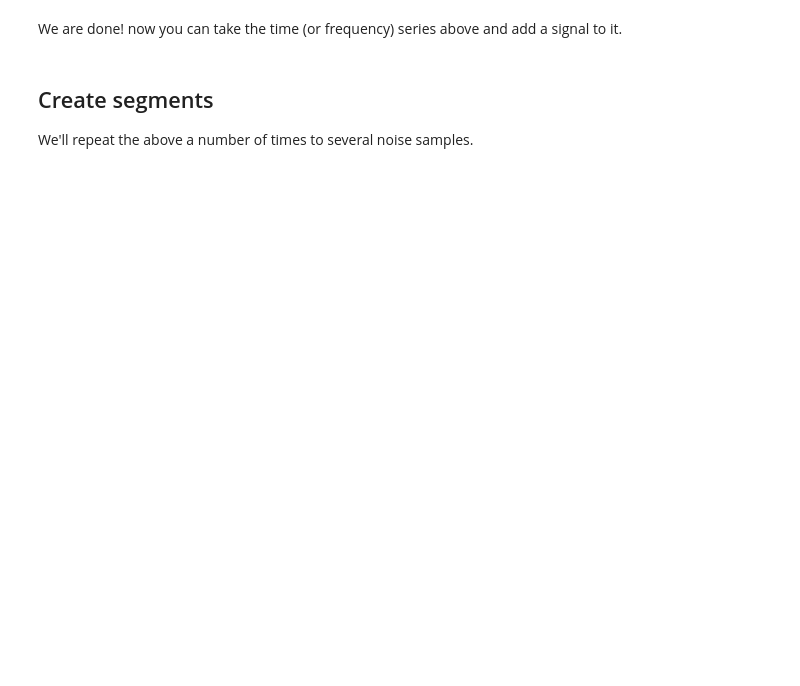
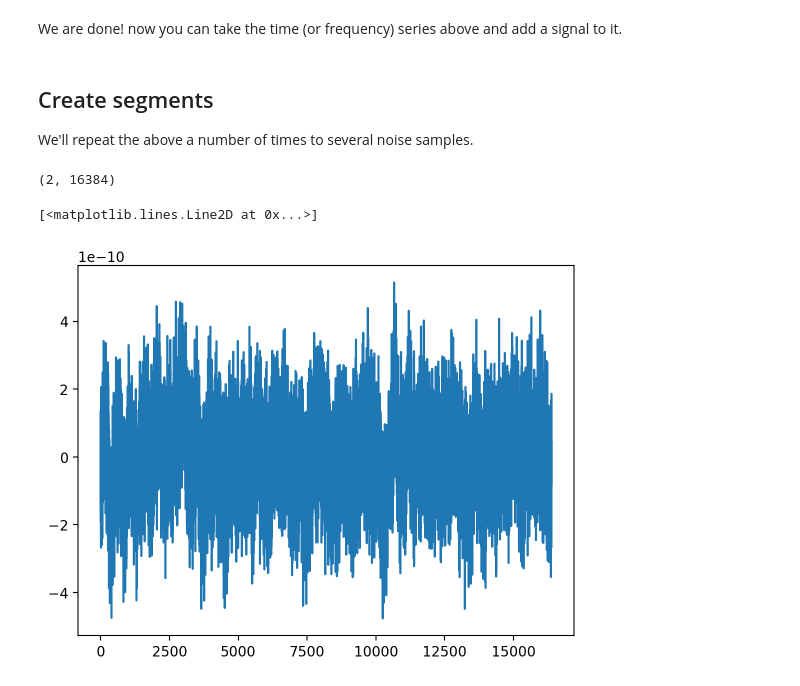
Before and after one commit to RonanLegin/slicgw, a Jupyter notebook: notebooks/simulate_gw_noise_nolal.ipynb, the cells around one changed output. Drawn from its saved outputs; the diff is of its cells as text; code cells hidden in the pictures; blank space fills up the shorter version.

```diff
--- a/notebooks/simulate_gw_noise_nolal.ipynb
+++ b/notebooks/simulate_gw_noise_nolal.ipynb
@@ -140,0 +141,11 @@ for n in tqdm(range(n_segments)):
+# %%
+noise_example = np.load('noise_data/noise_H1_14.npy')
+# %%
+noise_example.shape
+# %% [output]
+(2, 16384)
+# %%
+plt.plot(noise_example[1])
+# %% [output]
+[<matplotlib.lines.Line2D at 0x...>]
+[figure, added]
```
Also changed, not shown: parts of 5 cells of this notebook, 16 other files.
